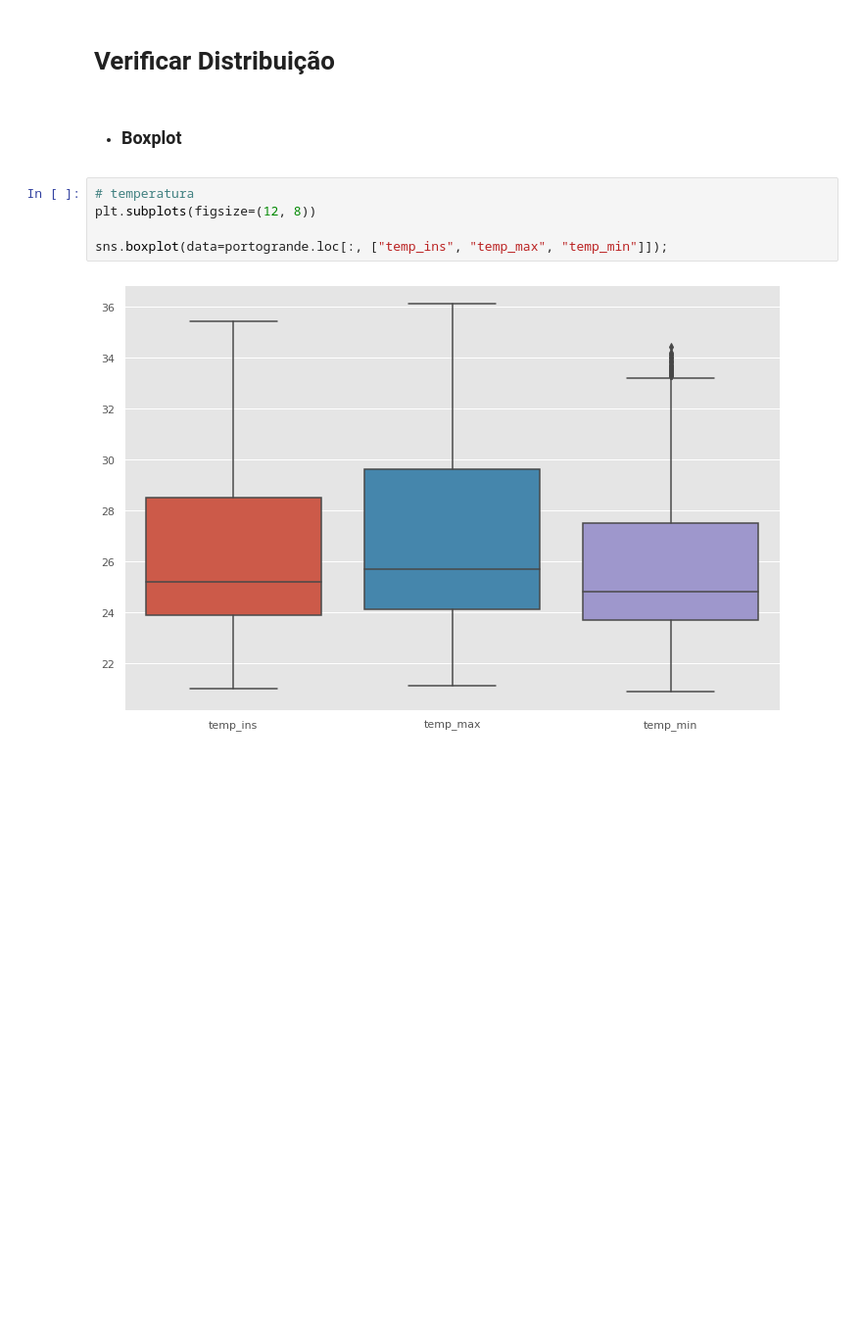
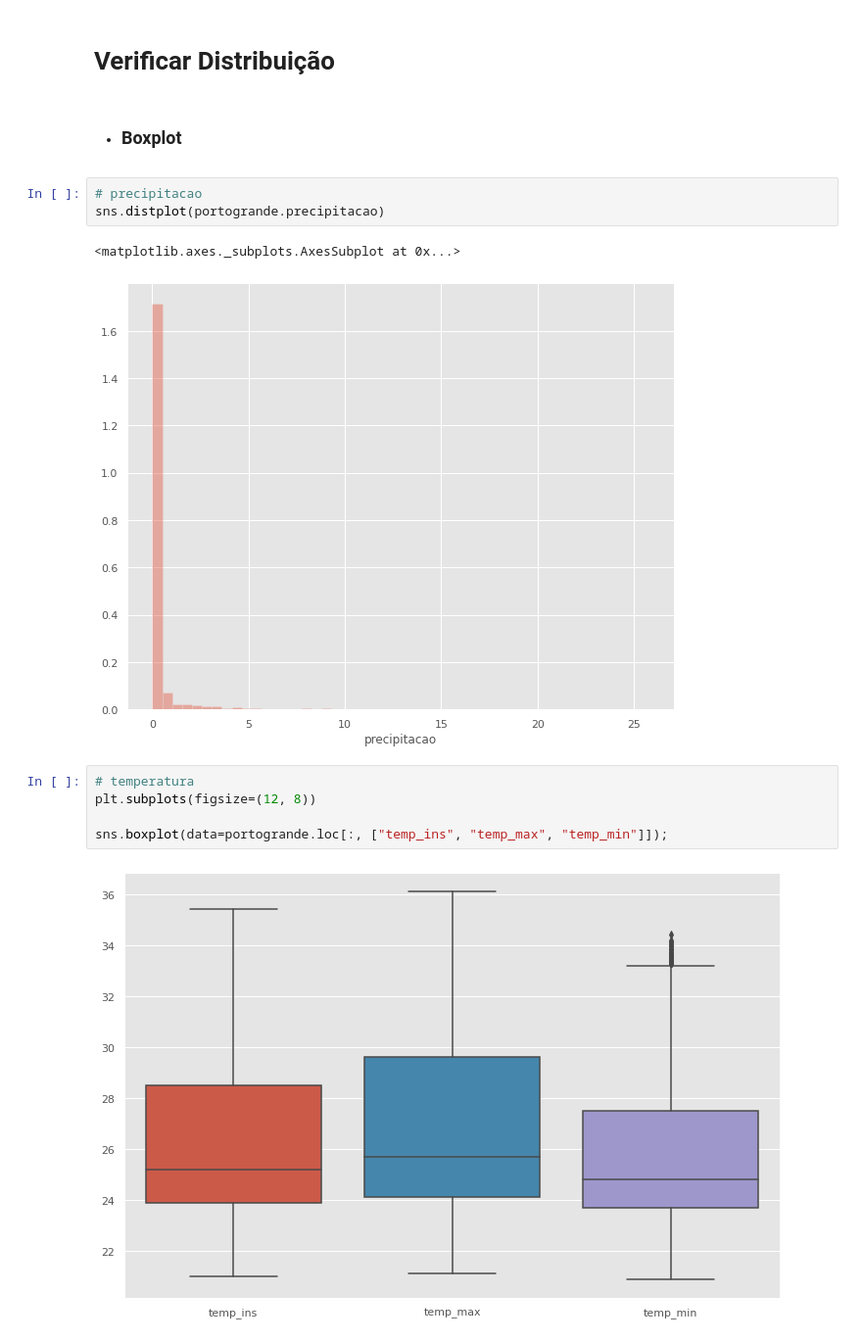
Before and after one commit to Douglas-cc/metereologia_amapa, a Jupyter notebook: src/EDA-Porto Grande.ipynb, the cells around one changed output. Shown at 98% size. Saved outputs shown, nothing was run; the diff lists cells and outputs as text; blank space fills up the shorter version.

```diff
--- a/src/EDA-Porto Grande.ipynb
+++ b/src/EDA-Porto Grande.ipynb
@@ -334,6 +334,12 @@ plt.scatter(portogrande.temp_ins, portogrande.precipitacao)
 # Verificar Distribuição
 # %% [markdown]
 - ### Boxplot
+# %%
+# precipitacao
+sns.distplot(portogrande.precipitacao)
+# %% [output]
+<matplotlib.axes._subplots.AxesSubplot at 0x...>
+[figure, added]
 # %%
 # temperatura
 plt.subplots(figsize=(12, 8))
```
Also changed, not shown: parts of 4 cells of this notebook, 5 other files.
